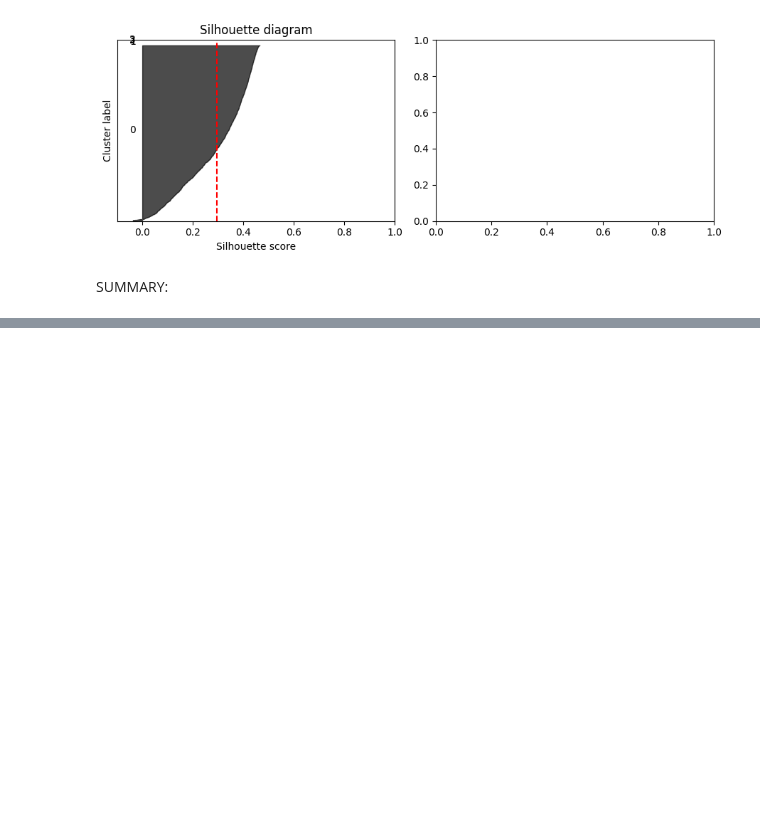
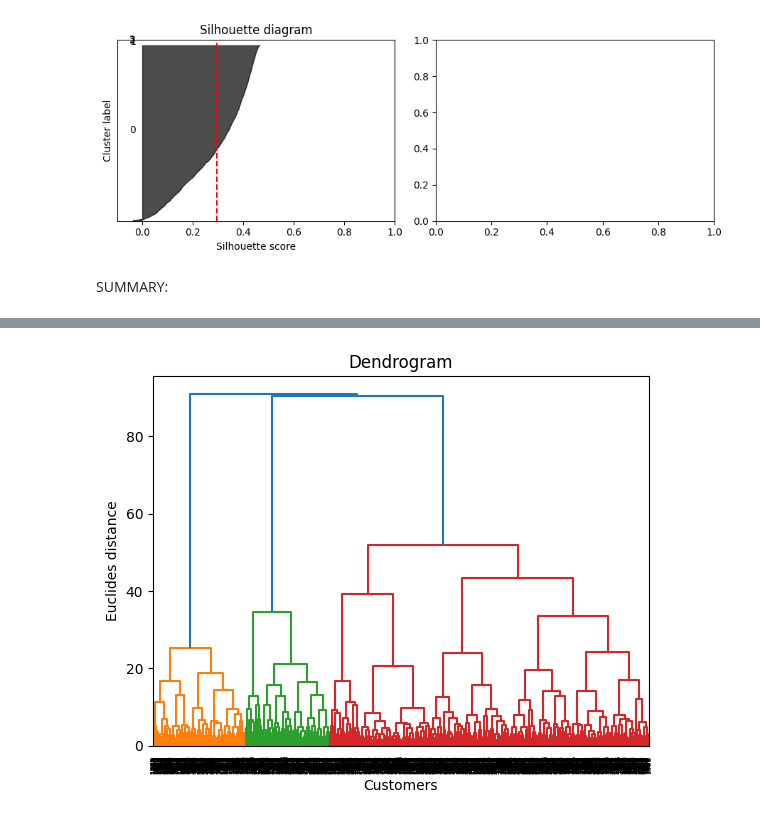
Before and after one commit to jancewicz/PJATK---Artificial-Intelligence-Postgraduate-Studies-, a Jupyter notebook: scikit-learn/pawel_jancewicz_pr7_2026/marketing_campaign/marketing_campaign.ipynb, the cells around one changed output, grey strips where cells are left out. Cells and saved outputs as stored; diff of their text form; code cells hidden in the pictures; blank space fills up the shorter version.

```diff
--- a/scikit-learn/pawel_jancewicz_pr7_2026/marketing_campaign/marketing_campaign.ipynb
+++ b/scikit-learn/pawel_jancewicz_pr7_2026/marketing_campaign/marketing_campaign.ipynb
@@ -580,0 +616,8 @@ SUMMARY:
+# %%
+dendogram_new = sch.dendrogram(sch.linkage(X_scaled_new, method='ward'))
+plt.title('Dendrogram')
+plt.xlabel('Customers')
+plt.ylabel('Euclides distance')
+plt.show()
+# %% [output]
+[figure, added]
```
Also changed, not shown: parts of 9 cells of this notebook.
